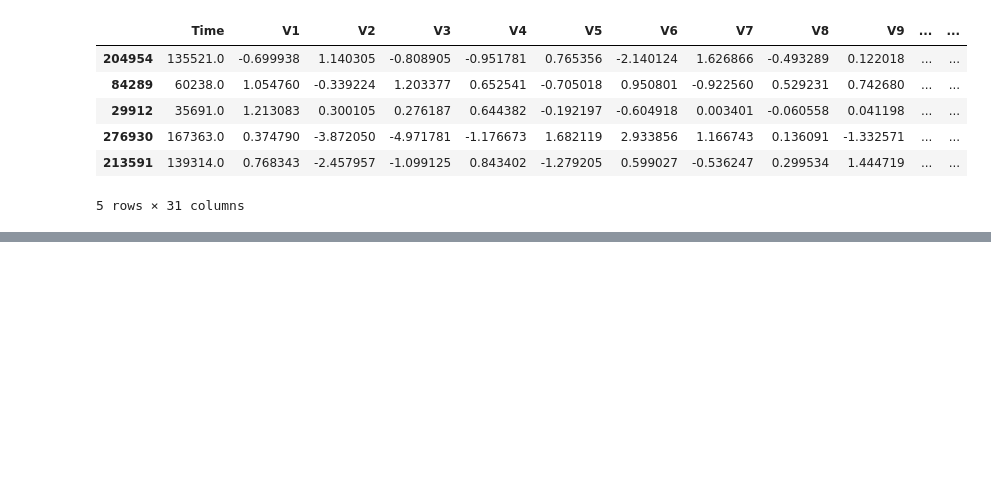
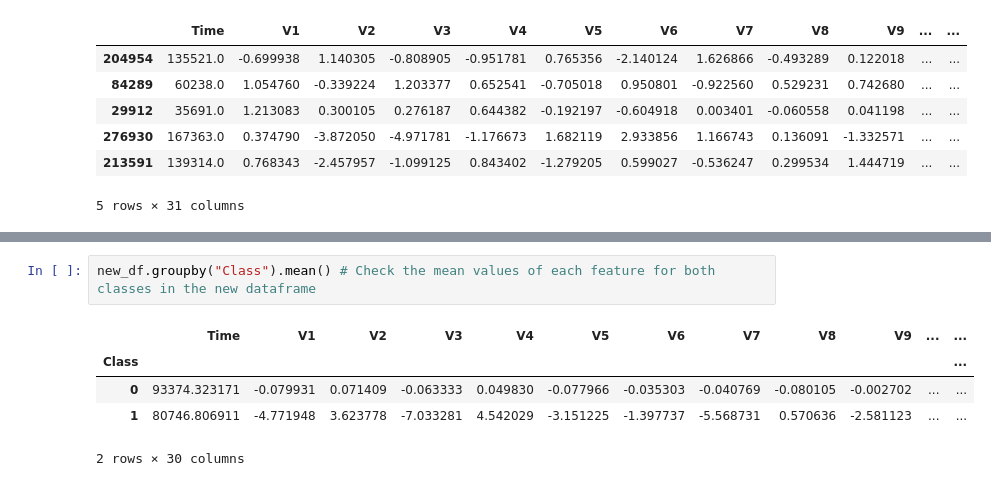
Before and after one commit to Vanshaj14Mohan/Credit-Card-Fraud-Detection-Project, a Jupyter notebook: Files/main.ipynb, the cells around one changed output, grey strips where cells are left out. Cells and saved outputs as stored; diff of their text form; blank space fills up the shorter version.

```diff
--- a/Files/main.ipynb
+++ b/Files/main.ipynb
@@ -226,0 +244,8 @@ new_df.head()
+# %%
+new_df.groupby("Class").mean() # Check the mean values of each feature for both classes in the new dataframe
+# %% [output]
+|  | Time | V1 | V2 | V3 | V4 | V5 | V6 | V7 | V8 | V9 | ... | ... |
+| Class |  |  |  |  |  |  |  |  |  |  |  | ... |
+| 0 | 93374.323171 | -0.079931 | 0.071409 | -0.063333 | 0.049830 | -0.077966 | -0.035303 | -0.040769 | -0.080105 | -0.002702 | ... | ... |
+| 1 | 80746.806911 | -4.771948 | 3.623778 | -7.033281 | 4.542029 | -3.151225 | -1.397737 | -5.568731 | 0.570636 | -2.581123 | ... | ... |
+2 rows × 30 columns
```
Also changed, not shown: parts of 2 cells of this notebook.
